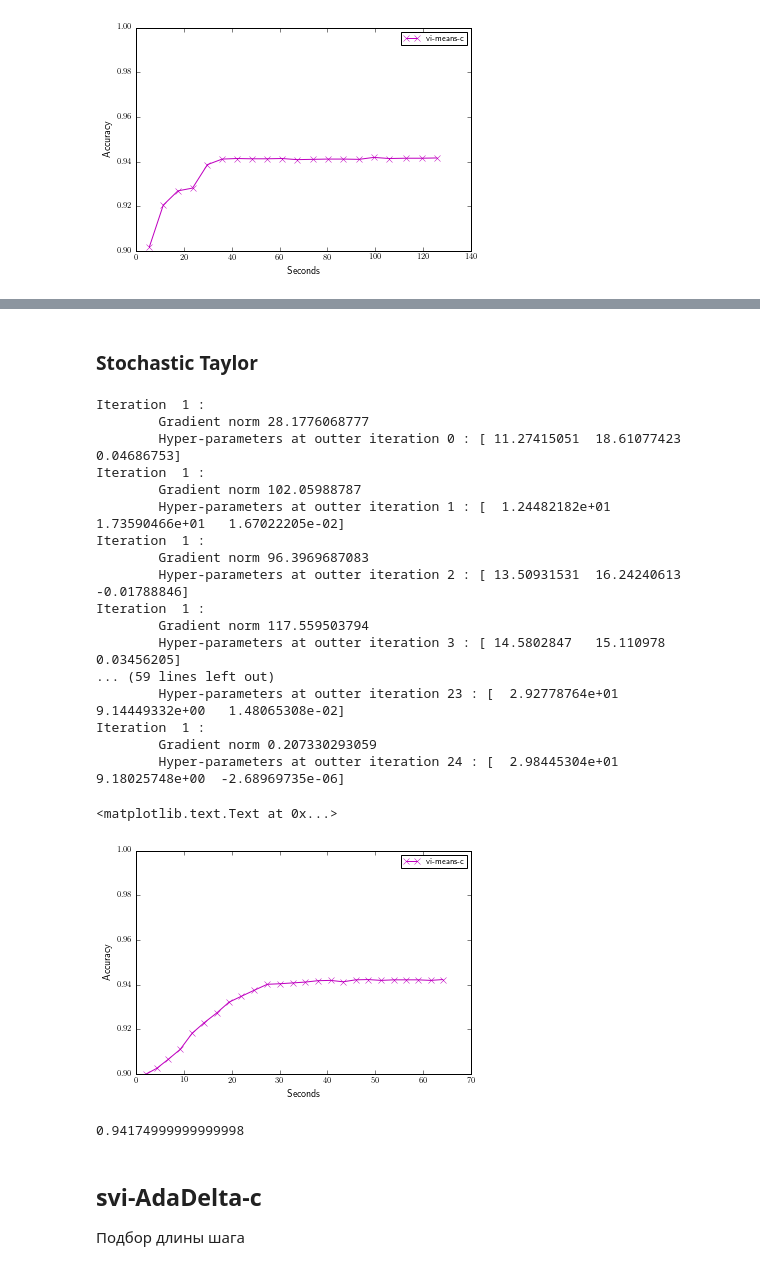
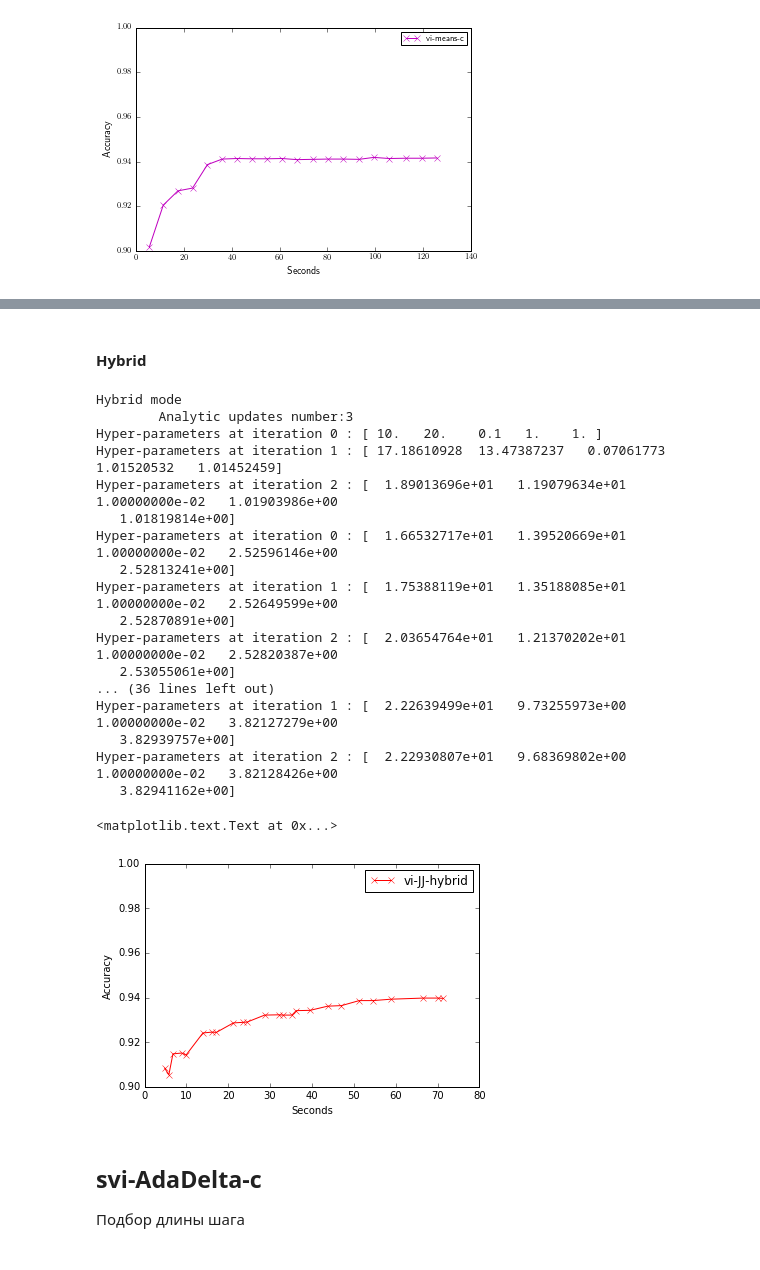
Before and after one commit to afcarl/CourseProject, a Jupyter notebook: Code/Experiments/vi_svi_classification/ijcnn.ipynb, the cells around one changed output, grey strips where cells are left out. Cells and saved outputs as stored; diff of their text form; code cells hidden in the pictures.

```diff
--- a/Code/Experiments/vi_svi_classification/ijcnn.ipynb
+++ b/Code/Experiments/vi_svi_classification/ijcnn.ipynb
@@ -257,45 +257,39 @@ plt.ylabel('Accuracy')
-# %% [markdown]
-### Stochastic Taylor
+# %% [markdown]
+#### Hybrid
 # %%
 model_covariance_obj = SquaredExponential(np.copy(cov_params))
-vi_gp = GPC(model_covariance_obj, method='vi')
-opts = {'bound': 'Taylor', 'mode': 'adadelta', 'num_updates': 1, 'mydisp': True, 'print_freq': 1, 'step_rate': 1.,
-        'maxiter': 1, 'batch_size':1000}
-vi_res = vi_gp.fit(x_tr, y_tr, inputs=inputs, optimizer_options=opts, max_out_iter=25)
+vi_gp = GPC(model_covariance_obj, method='vi_full')
+opts = {'mydisp': True, 'hybrid': True, 'maxfun':5, 'maxoutiter': 10}
+vi_res = vi_gp.fit(x_tr, y_tr, inputs=inputs, optimizer_options=opts)
 # %% [output]
-Iteration  1 :
-        Gradient norm 28.1776068777
-        Hyper-parameters at outter iteration 0 : [ 11.27415051  18.61077423   0.04686753]
-Iteration  1 :
-        Gradient norm 102.05988787
-        Hyper-parameters at outter iteration 1 : [  1.24482182e+01   1.73590466e+01   1.67022205e-02]
-Iteration  1 :
-        Gradient norm 96.3969687083
-        Hyper-parameters at outter iteration 2 : [ 13.50931531  16.24240613  -0.01788846]
-Iteration  1 :
-        Gradient norm 117.559503794
-        Hyper-parameters at outter iteration 3 : [ 14.5802847   15.110978     0.03456205]
-... (59 lines left out)
-        Hyper-parameters at outter iteration 23 : [  2.92778764e+01   9.14449332e+00   1.48065308e-02]
-Iteration  1 :
-        Gradient norm 0.207330293059
-        Hyper-parameters at outter iteration 24 : [  2.98445304e+01   9.18025748e+00  -2.68969735e-06]
+Hybrid mode
+        Analytic updates number:3
+Hyper-parameters at iteration 0 : [ 10.   20.    0.1   1.    1. ]
+Hyper-parameters at iteration 1 : [ 17.18610928  13.47387237   0.07061773   1.01520532   1.01452459]
+Hyper-parameters at iteration 2 : [  1.89013696e+01   1.19079634e+01   1.00000000e-02   1.01903986e+00
+   1.01819814e+00]
+Hyper-parameters at iteration 0 : [  1.66532717e+01   1.39520669e+01   1.00000000e-02   2.52596146e+00
+   2.52813241e+00]
+Hyper-parameters at iteration 1 : [  1.75388119e+01   1.35188085e+01   1.00000000e-02   2.52649599e+00
+   2.52870891e+00]
+Hyper-parameters at iteration 2 : [  2.03654764e+01   1.21370202e+01   1.00000000e-02   2.52820387e+00
+   2.53055061e+00]
+... (36 lines left out)
+Hyper-parameters at iteration 1 : [  2.22639499e+01   9.73255973e+00   1.00000000e-02   3.82127279e+00
+   3.82939757e+00]
+Hyper-parameters at iteration 2 : [  2.22930807e+01   9.68369802e+00   1.00000000e-02   3.82128426e+00
+   3.82941162e+00]
 # %%
-metric = lambda w: vi_gp.get_prediction_quality(w, x_test, y_test)
-vi_st_x_lst, vi_st_y_lst = vi_res.plot_performance(metric, 't', freq=1)
-plt.plot(vi_st_x_lst[1:], vi_st_y_lst[1:], '-mx', label='vi-means-c')
-# plt.plot(svi_x_lst[1:100], svi_y_lst[1:100], '-gx', label='svi-L-BFGS-B-c')
-plt.ylim([.9, 1.])
+metric = lambda w: vi_gp.get_prediction_quality(w, x_tr, y_tr, x_test, y_test)
+vi_h_x_lst, vi_h_y_lst = vi_res.plot_performance(metric, 't', freq=1)
+plt.plot(vi_h_x_lst[1:], vi_h_y_lst[1:], '-rx', label='vi-JJ-hybrid')
+plt.ylim([0.9, 1.])
 plt.legend()
 plt.xlabel('Seconds')
 plt.ylabel('Accuracy')
 # %% [output]
 <matplotlib.text.Text at 0x...>
-[figure, old version]
+[figure, new version]
-# %%
-vi_st_y_lst[15]
-# %% [output]
-0.94174999999999998
 # %% [markdown]
 ## svi-AdaDelta-c
 Подбор длины шага
```
Also changed, not shown: parts of 10 cells of this notebook, 38 other files.
